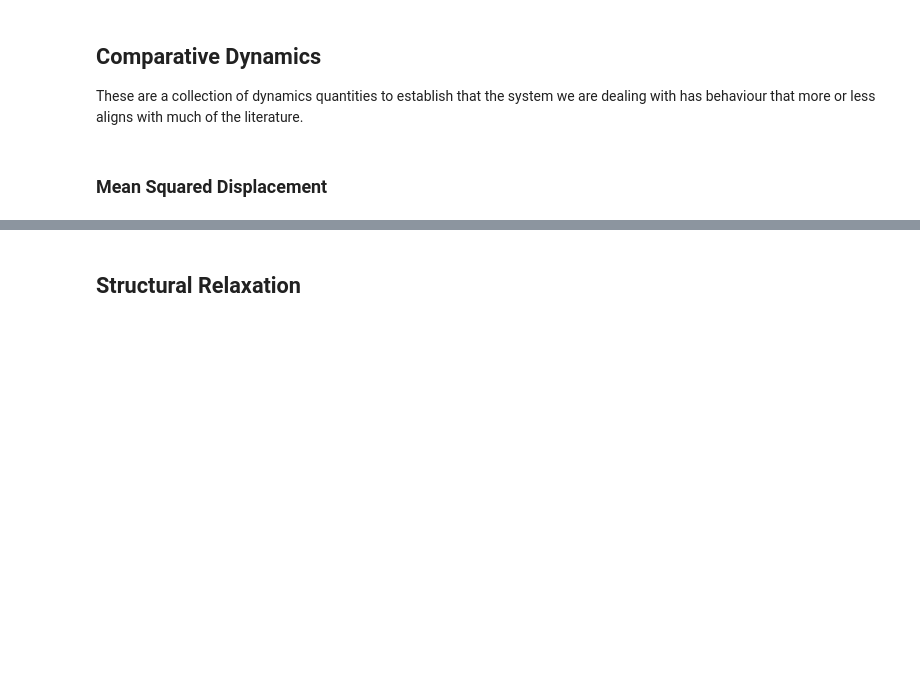
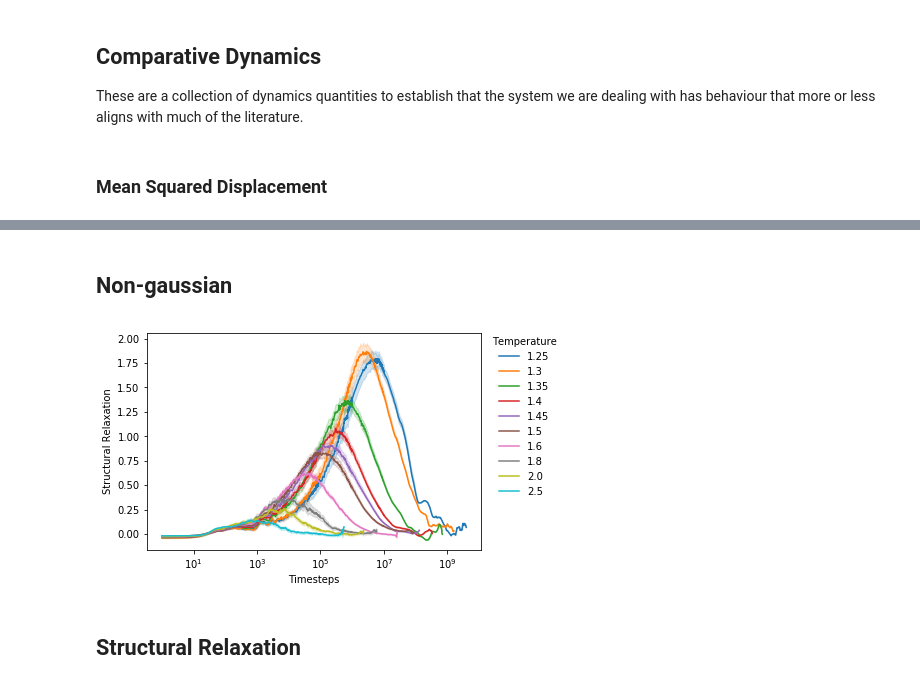
Before and after one commit to malramsay64/Dynamics, a Jupyter notebook: notebooks/21_phd_dynamics.ipynb, the cells around one changed output, grey strips where cells are left out. Cells and saved outputs as stored; diff of their text form; code cells hidden in the pictures; blank space fills up the shorter version.

```diff
--- a/notebooks/21_phd_dynamics.ipynb
+++ b/notebooks/21_phd_dynamics.ipynb
@@ -112,3 +113,43 @@ if save_figures:
+# %% [markdown]
+## Non-gaussian
+# %%
+fig, ax = plt.subplots()
+
+seaborn.lineplot(
+    'time',
+    'alpha',
+    hue='temperature',
+    palette=seaborn.color_palette(),
+    ci=95,
+    data=dynamics_df,
+    ax=ax,
+)
+
+# We want a log scale for the x (time) axis so set this here
+ax.set_xscale('log')
+
+# Setup the legend, Seaborn adds it's own label as the first handle
+# so we need this method of removing the first handle and label.
+handles, labels = ax.get_legend_handles_labels()
+ax.legend(
+    loc='upper left',
+    bbox_to_anchor=(1.02, 1.0),
+    borderaxespad=0.,
+    frameon=False,
+    title='Temperature',
+    handles=handles[1:],
+    labels=labels[1:]
+)
+
+# Appropriate labels for each axis
+ax.set_xlabel('Timesteps')
+ax.set_ylabel("Structural Relaxation")
+
+# Save figure to a file
+if save_figures:
+    fig.savefig(figure_dir / "non-gaussian.pdf", bbox_inches='tight')
+# %% [output]
+[figure, added]
 # %% [markdown]
 ## Structural Relaxation
 # %%
```
Also changed, not shown: parts of 2 cells of this notebook.
